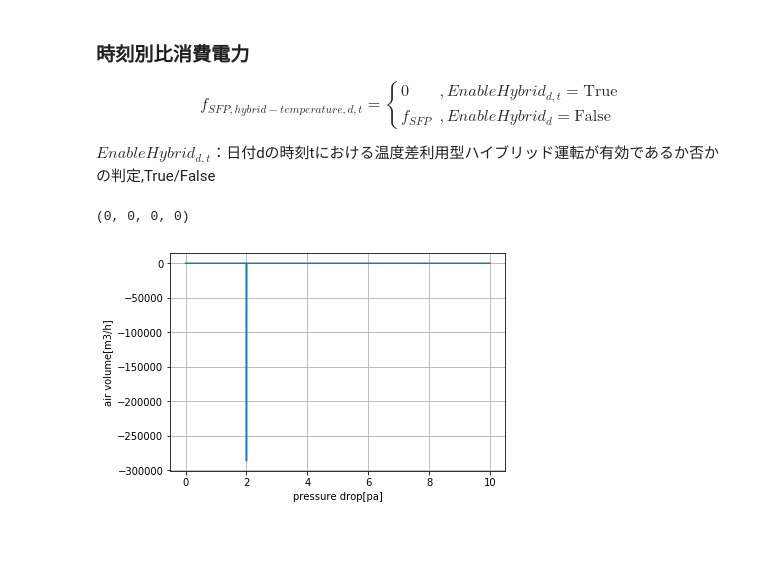
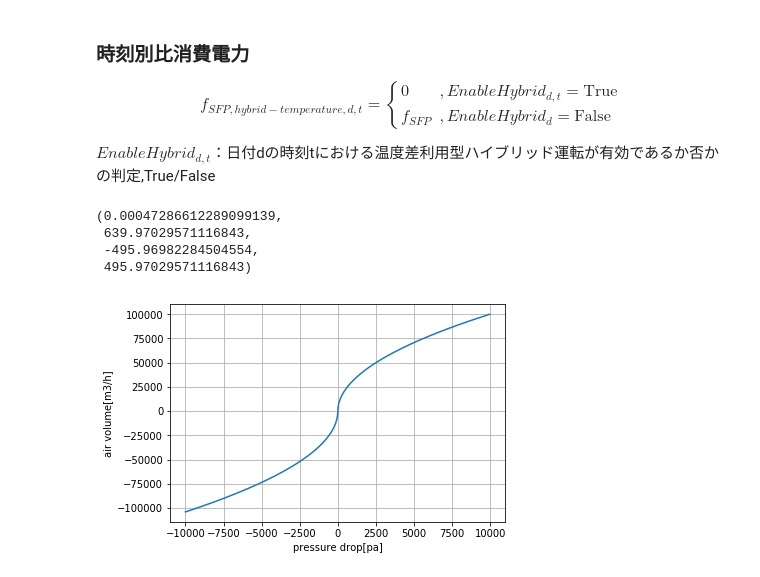
Before and after one commit to jjj-design/jjj_logic, a Jupyter notebook: jiritsu_ventilation.ipynb, the cells around one changed output. Cells and saved outputs as stored; diff of their text form; code cells hidden in the pictures; blank space fills up the shorter version.

```diff
--- a/jiritsu_ventilation.ipynb
+++ b/jiritsu_ventilation.ipynb
@@ -1115,34 +1060,90 @@ def f_2stories(pressure_difference, \
 # %%
-# すきま風マクロ.xlsmの再現性の確認
-f(2, 2.90746613104519, 20, 0, 2, 120, 3, False, 0.1, 0.1)
+# すきま風マクロ.xlsmの結果と一致するか確認（繰り返し計算する関数単体で）
+
+pressure_difference = 2.90746613104519 # 隙間風マクロの計算結果を入力
+
+house_story_number = 2
+room_air_temperature = 20
+outside_air_temperature = 0
+c_value =2
+total_floor_area = 120
+ventilation_type = 3
+use_chimney = False
+alphaA_SA = 0.1
+alphaA_EA = 0.1
+
+f(pressure_difference, \
+  house_story_number, \
+  room_air_temperature, \
+  outside_air_temperature, \
+  c_value, \
+  total_floor_area, \
+  ventilation_type, \
+  use_chimney, \
+  alphaA_SA, \
+  alphaA_EA)
 # %% [output]
-(0, 0, 0, 0)
+(0.00047286612289099139,
+ 639.97029571116843,
+ -495.96982284504554,
+ 495.97029571116843)
 # %%
-#　関数の連続性の確認(初期値の検討)
+# 収束用関数の連続性の確認(bisectの初期値の検討)
+
+# /検討パラメータ
+val_min = -1 * 10**4
+val_max = 10**4
+# 検討パラメータ/
+
+house_story_number = 2
+room_air_temperature = 20
+outside_air_temperature = 0
+c_value = 2
+total_floor_area = 120
+ventilation_type = 3
+use_chimney = False
+alphaA_SA = 0.1
+alphaA_EA = 0.1
 
 x = np.zeros(1000)
 y = np.zeros(1000)
 
+stp = (val_max - val_min) / 1000
+
 for t in range(1000):
 
-    x[t] = 0 + t / 100
-    y[t] = f(2, x[t] , 20, 0, 2, 120, 3, False, 100, 100)[0]
+    x[t] = val_min + stp * t
+
+    pressure_difference = x[t]
+
+    y[t] = f(pressure_difference, \
+             house_story_number, \
+             room_air_temperature, \
+             outside_air_temperature, \
+             c_value, \
+             total_floor_area, \
+             ventilation_type, \
+             use_chimney, \
+             alphaA_SA, \
+             alphaA_EA)[0]
+
+    # print (t, x[t], y[t])
 
 
 # plt.figure(figsize=(9,2))
 # plt.subplot(1,1,1)
 plt.plot(x, y)
 
 plt.grid(True)
 
 # plt.title("hours/kWh")
 plt.xlabel("pressure drop[pa]")
 plt.ylabel("air volume[m3/h]")
 
 # plt.xlim(3.9,4)
 # plt.ylim(-1,1)
 
 plt.legend()
 plt.show()
 # %% [output]
-[figure, old version]
+[figure, new version]
```
Also changed, not shown: parts of 28 cells of this notebook.
